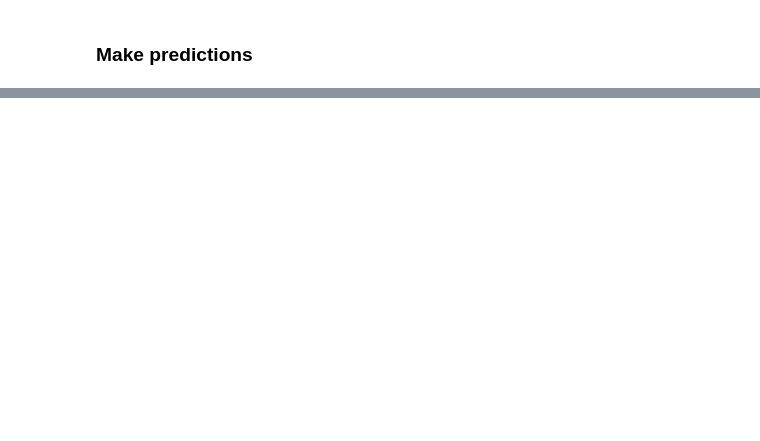
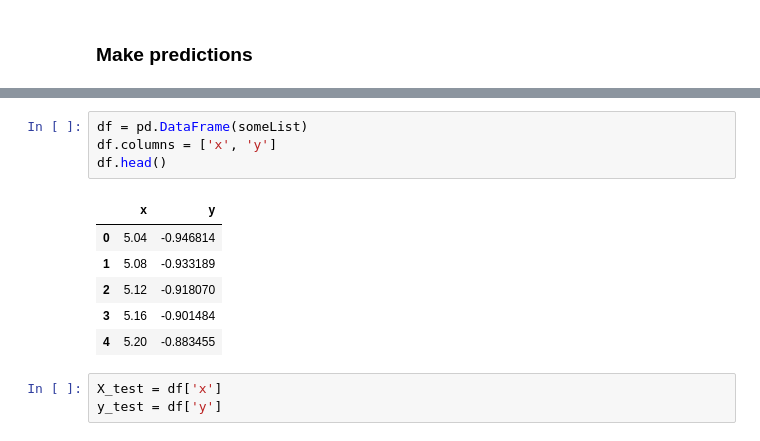
Before and after one commit to sebalexsmith/BBAN3001, a Jupyter notebook: Aritficial Neural Networks/Exercise 6.ipynb, the cells around one changed output, grey strips where cells are left out. Cells and saved outputs as stored; diff of their text form; blank space fills up the shorter version.

```diff
--- a/Aritficial Neural Networks/Exercise 6.ipynb
+++ b/Aritficial Neural Networks/Exercise 6.ipynb
@@ -140,0 +153,14 @@ plt.show()
+# %%
+df = pd.DataFrame(someList)
+df.columns = ['x', 'y']
+df.head()
+# %% [output]
+|  | x | y |
+| 0 | 5.04 | -0.946814 |
+| 1 | 5.08 | -0.933189 |
+| 2 | 5.12 | -0.918070 |
+| 3 | 5.16 | -0.901484 |
+| 4 | 5.20 | -0.883455 |
+# %%
+X_test = df['x']
+y_test = df['y']
```
Also changed, not shown: parts of 15 cells of this notebook, 3 other files.
